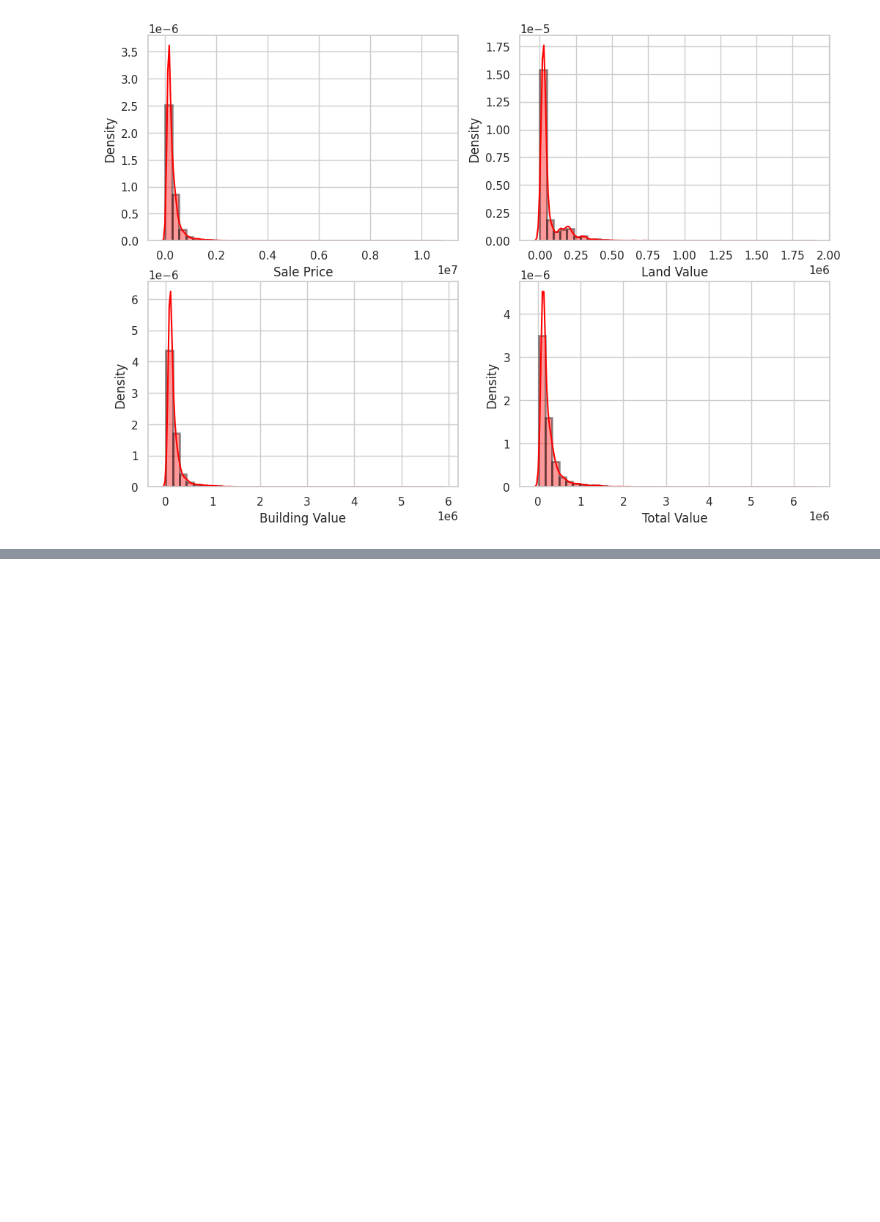
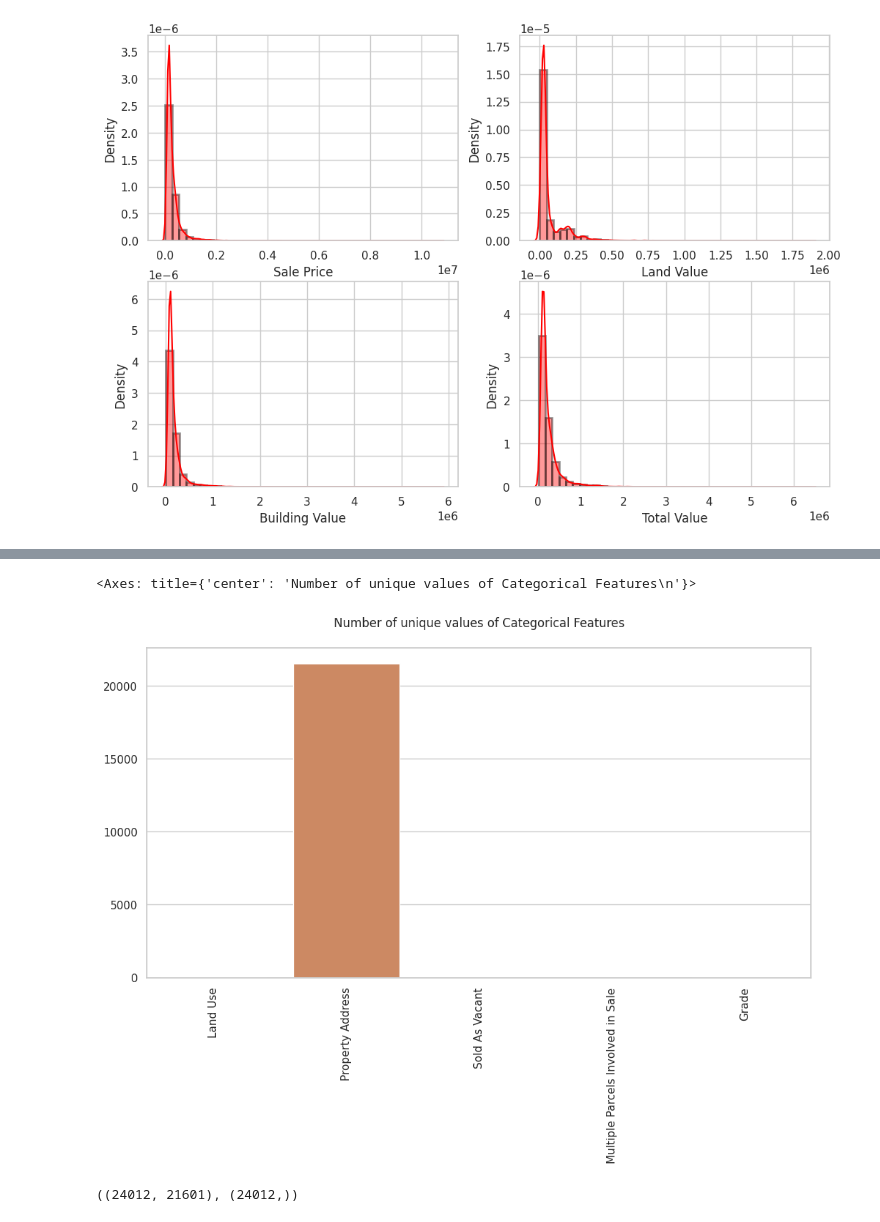
Before and after one commit to nanda1296/Predictive-Analytics-for-Real-Estate, a Jupyter notebook: Project_Group_A13.ipynb, the cells around one changed output, grey strips where cells are left out. Cells and saved outputs as stored; diff of their text form; code cells hidden in the pictures; blank space fills up the shorter version.

```diff
--- a/Project_Group_A13.ipynb
+++ b/Project_Group_A13.ipynb
@@ -206,0 +212,11 @@ df[categorical_features].head()
+# %%
+unique_values = []
+for i in categorical_features:
+  unique_values.append(df[i].unique().size)
+plt.figure(figsize=(12,6))
+plt.title('Number of unique values of Categorical Features\n')
+plt.xticks(rotation=90)
+sns.barplot(x=categorical_features,y=unique_values)
+# %% [output]
+<Axes: title={'center': 'Number of unique values of Categorical Features\n'}>
+[figure, added]
@@ -206,0 +233,8 @@ df[categorical_features].head()
+# %%
+target= 'Sale Price'
+X = df.drop([target],axis=1)
+y = df[target]
+
+X.shape, y.shape
+# %% [output]
+((24012, 21601), (24012,))
```
Also changed, not shown: parts of 15 cells of this notebook.
